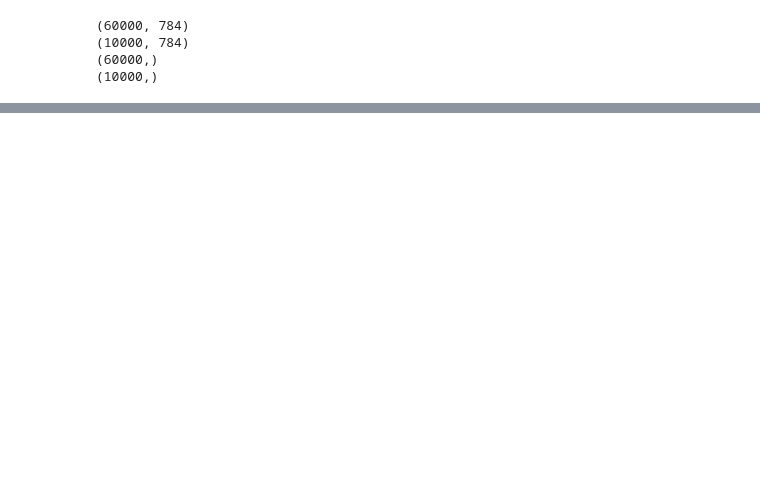
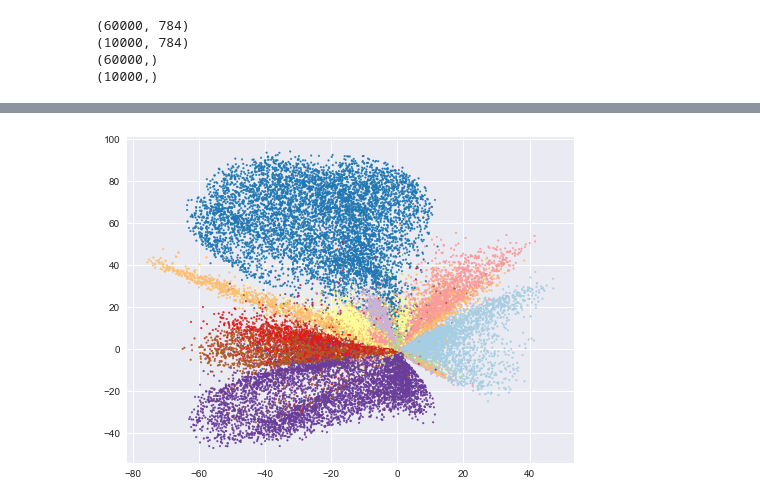
Before and after one commit to KrishnaswamyLab/SAUCIE, a Jupyter notebook: SAUCIE_MNIST_KERAS.ipynb, the cells around one changed output, grey strips where cells are left out. Cells and saved outputs as stored; diff of their text form; code cells hidden in the pictures; blank space fills up the shorter version.

```diff
--- a/SAUCIE_MNIST_KERAS.ipynb
+++ b/SAUCIE_MNIST_KERAS.ipynb
@@ -106,0 +109,8 @@ plt.show()
+# %%
+# plot train, embedding layer
+x_train_encoded = encoder.predict(x_train, batch_size=batch_size)
+plt.figure(figsize=(8, 6))
+plt.scatter(x_train_encoded[:, 0], x_train_encoded[:, 1], c=y_train, s=3, cmap="Paired")
+plt.show()
+# %% [output]
+[figure, added]
```
Also changed, not shown: parts of 7 cells of this notebook.
